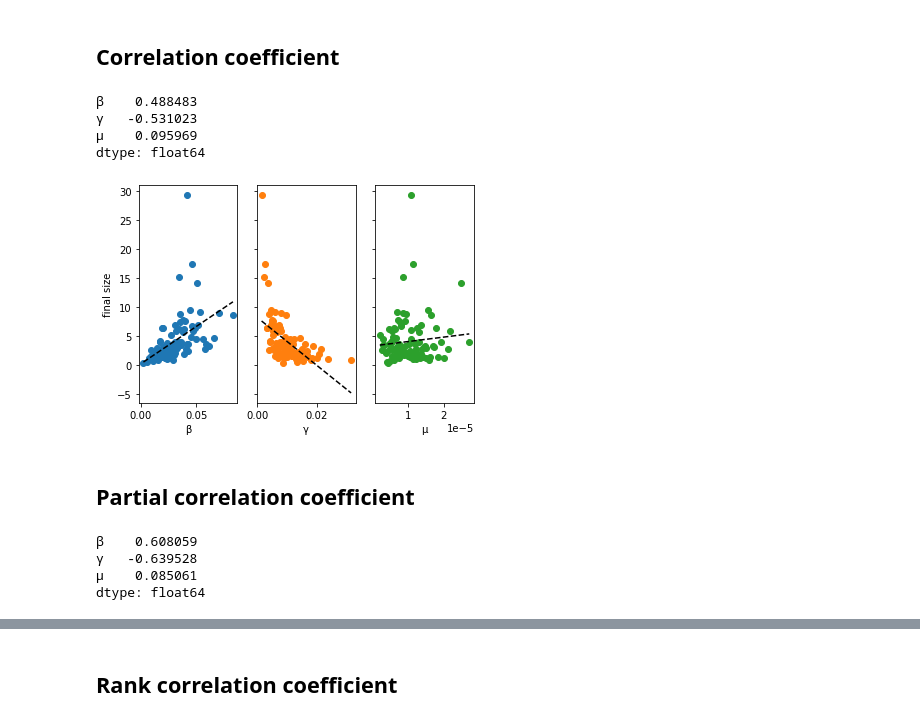
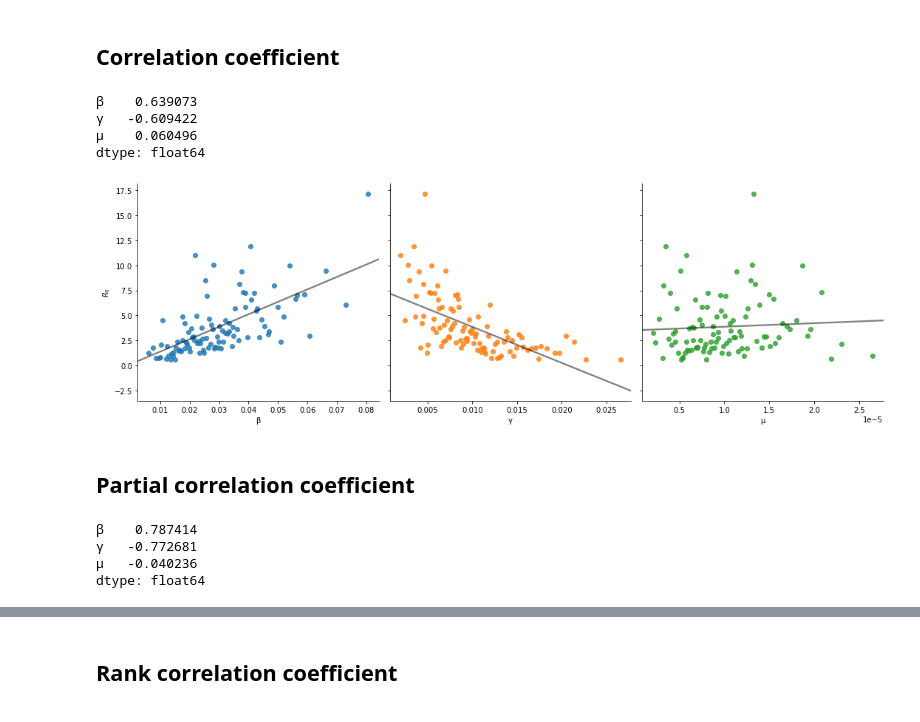
Before and after one commit to janmedlock/sensitivity_analysis, a Jupyter notebook: R_0.ipynb, the cells around one changed output, grey strips where cells are left out. Drawn from its saved outputs; the diff is of its cells as text; code cells hidden in the pictures.

```diff
--- a/R_0.ipynb
+++ b/R_0.ipynb
@@ -88,15 +91,14 @@ Both sampling schemes give the same mean $R_0$ of around 4, but the variation in
 # PRCC
 # %%
 n_samples = 100
-X = sensitivity_analysis.sampling.get_Latin_hypercube(parameters, n_samples)
+X = sensitivity_analysis.samples_Latin_hypercube(parameters, n_samples)
 y = model(**X)
-y.name = r'final size'
 # %% [markdown]
 ## Correlation coefficient
 # %%
-sensitivity_analysis.stats.cc(X, y)
+sensitivity_analysis.stats.CC(X, y)
 # %% [output]
-β    0.488483
-γ   -0.531023
-μ    0.095969
+β    0.639073
+γ   -0.609422
+μ    0.060496
 dtype: float64
@@ -110,19 +105,13 @@ def get_regression_line(x, y):
-# %%
-(fig, axes) = pyplot.subplots(1, X.shape[-1], sharey='row')
-for (i, (label, x)) in enumerate(X.items()):
-    axes[i].scatter(x, y, color=f'C{i}')
-    axes[i].plot(*get_regression_line(x, y),
-                 color='black', linestyle='dashed')
-    axes[i].set_xlabel(x.name)
-_ = axes[0].set_ylabel(y.name)
-# %% [output]
-[figure, removed]
+# %%
+fg = sensitivity_analysis.scatterplots_samples(X, y)
+# %% [output]
+[figure, added]
 # %% [markdown]
 ## Partial correlation coefficient
 # %%
-sensitivity_analysis.stats.pcc(X, y)
+sensitivity_analysis.stats.PCC(X, y)
 # %% [output]
-β    0.608059
-γ   -0.639528
-μ    0.085061
+β    0.787414
+γ   -0.772681
+μ   -0.040236
 dtype: float64
```
Also changed, not shown: parts of 12 cells of this notebook, 15 other files.
